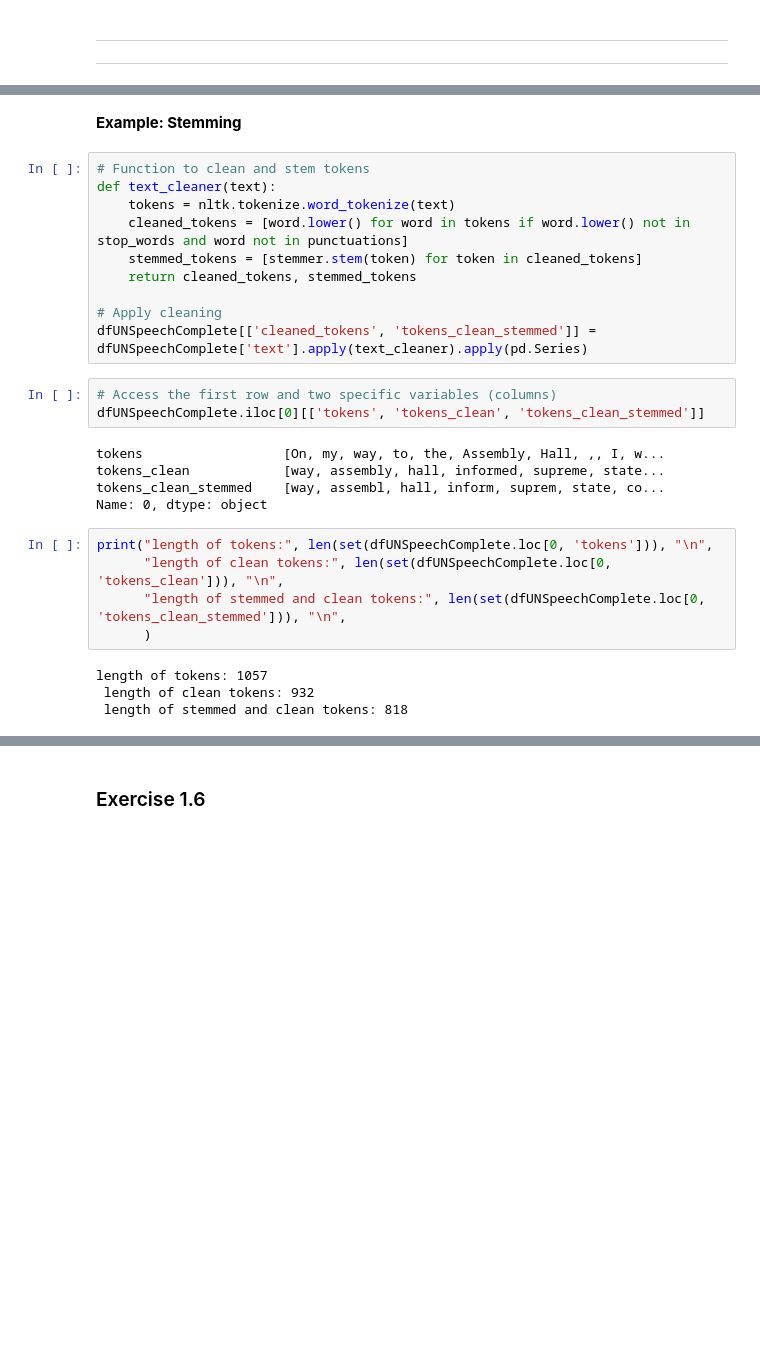
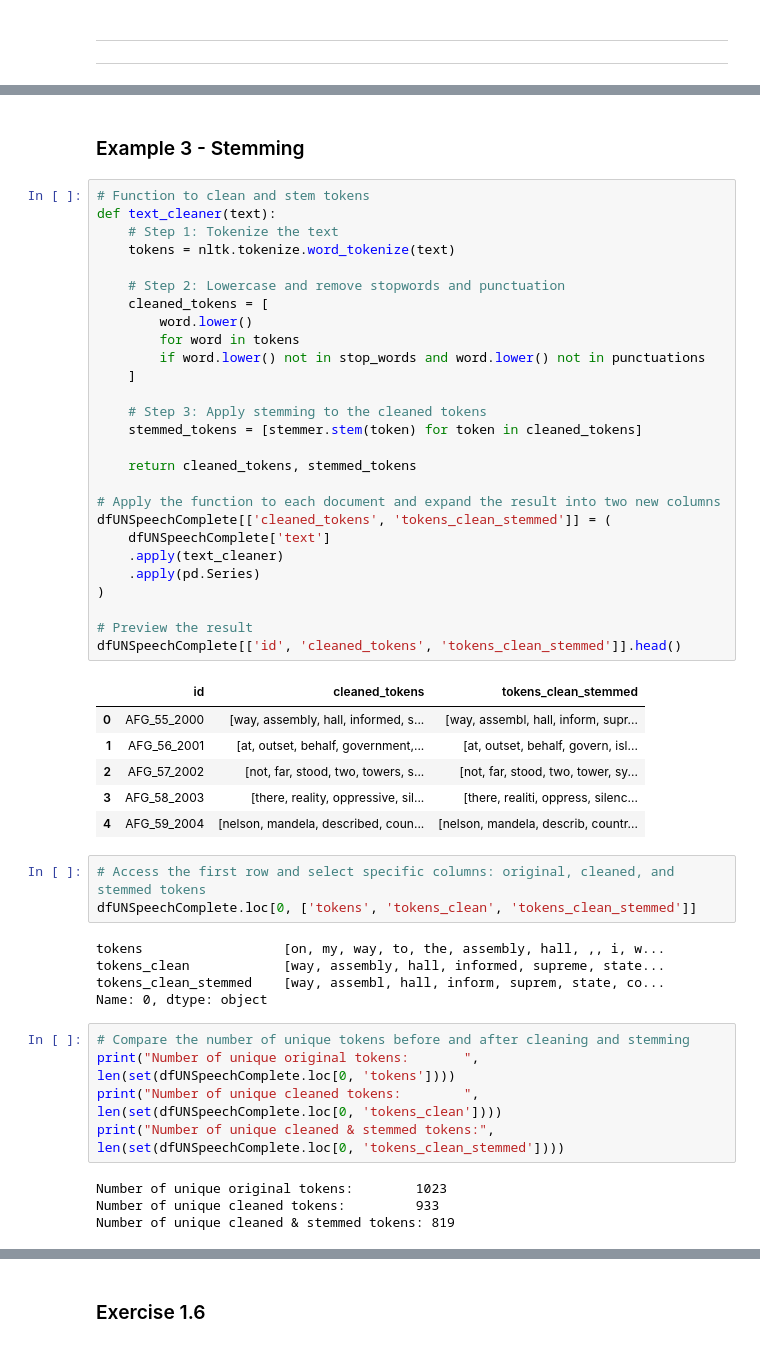
Before and after one commit to mahdi-khesali/Computational-Methods-for-Social-Scientists, a Jupyter notebook: p4/_python/s1/s1_lecture.ipynb, the cells around one changed output, grey strips where cells are left out. Saved outputs shown, nothing was run; the diff lists cells and outputs as text; blank space fills up the shorter version.

```diff
--- a/p4/_python/s1/s1_lecture.ipynb
+++ b/p4/_python/s1/s1_lecture.ipynb
@@ -419,30 +475,54 @@ countdown_timer(300)
 # %% [markdown]
-**Example: Stemming**
+### Example 3 - Stemming
 # %%
 # Function to clean and stem tokens
 def text_cleaner(text):
+    # Step 1: Tokenize the text
     tokens = nltk.tokenize.word_tokenize(text)
-    cleaned_tokens = [word.lower() for word in tokens if word.lower() not in stop_words and word not in punctuations]
+
+    # Step 2: Lowercase and remove stopwords and punctuation
+    cleaned_tokens = [
+        word.lower()
+        for word in tokens
+        if word.lower() not in stop_words and word.lower() not in punctuations
+    ]
+
+    # Step 3: Apply stemming to the cleaned tokens
     stemmed_tokens = [stemmer.stem(token) for token in cleaned_tokens]
+
     return cleaned_tokens, stemmed_tokens
 
-# Apply cleaning
-dfUNSpeechComplete[['cleaned_tokens', 'tokens_clean_stemmed']] = dfUNSpeechComplete['text'].apply(text_cleaner).apply(pd.Series)
+# Apply the function to each document and expand the result into two new columns
+dfUNSpeechComplete[['cleaned_tokens', 'tokens_clean_stemmed']] = (
+    dfUNSpeechComplete['text']
+    .apply(text_cleaner)
+    .apply(pd.Series)
+)
+
+# Preview the result
+dfUNSpeechComplete[['id', 'cleaned_tokens', 'tokens_clean_stemmed']].head()
+# %% [output]
+|  | id | cleaned_tokens | tokens_clean_stemmed |
+| 0 | AFG_55_2000 | [way, assembly, hall, informed, s... | [way, assembl, hall, inform, supr... |
+| 1 | AFG_56_2001 | [﻿at, outset, behalf, government,... | [﻿at, outset, behalf, govern, isl... |
+| 2 | AFG_57_2002 | [﻿not, far, stood, two, towers, s... | [﻿not, far, stood, two, tower, sy... |
+| 3 | AFG_58_2003 | [﻿there, reality, oppressive, sil... | [﻿there, realiti, oppress, silenc... |
+| 4 | AFG_59_2004 | [nelson, mandela, described, coun... | [nelson, mandela, describ, countr... |
 # %%
-# Access the first row and two specific variables (columns)
-dfUNSpeechComplete.iloc[0][['tokens', 'tokens_clean', 'tokens_clean_stemmed']]
+# Access the first row and select specific columns: original, cleaned, and stemmed tokens
+dfUNSpeechComplete.loc[0, ['tokens', 'tokens_clean', 'tokens_clean_stemmed']]
 # %% [output]
-tokens                  [On, my, way, to, the, Assembly, Hall, ,, I, w...
+tokens                  [on, my, way, to, the, assembly, hall, ,, i, w...
 tokens_clean            [way, assembly, hall, informed, supreme, state...
 tokens_clean_stemmed    [way, assembl, hall, inform, suprem, state, co...
 Name: 0, dtype: object
 # %%
-print("length of tokens:", len(set(dfUNSpeechComplete.loc[0, 'tokens'])), "\n",
-      "length of clean tokens:", len(set(dfUNSpeechComplete.loc[0, 'tokens_clean'])), "\n",
-      "length of stemmed and clean tokens:", len(set(dfUNSpeechComplete.loc[0, 'tokens_clean_stemmed'])), "\n",
-      )
+# Compare the number of unique tokens before and after cleaning and stemming
+print("Number of unique original tokens:       ", len(set(dfUNSpeechComplete.loc[0, 'tokens'])))
+print("Number of unique cleaned tokens:        ", len(set(dfUNSpeechComplete.loc[0, 'tokens_clean'])))
+print("Number of unique cleaned & stemmed tokens:", len(set(dfUNSpeechComplete.loc[0, 'tokens_clean_stemmed'])))
 # %% [output]
-length of tokens: 1057
- length of clean tokens: 932
- length of stemmed and clean tokens: 818
+Number of unique original tokens:        1023
+Number of unique cleaned tokens:         933
+Number of unique cleaned & stemmed tokens: 819
 # %% [markdown]
```
Also changed, not shown: parts of 61 cells of this notebook, 7 other files.
